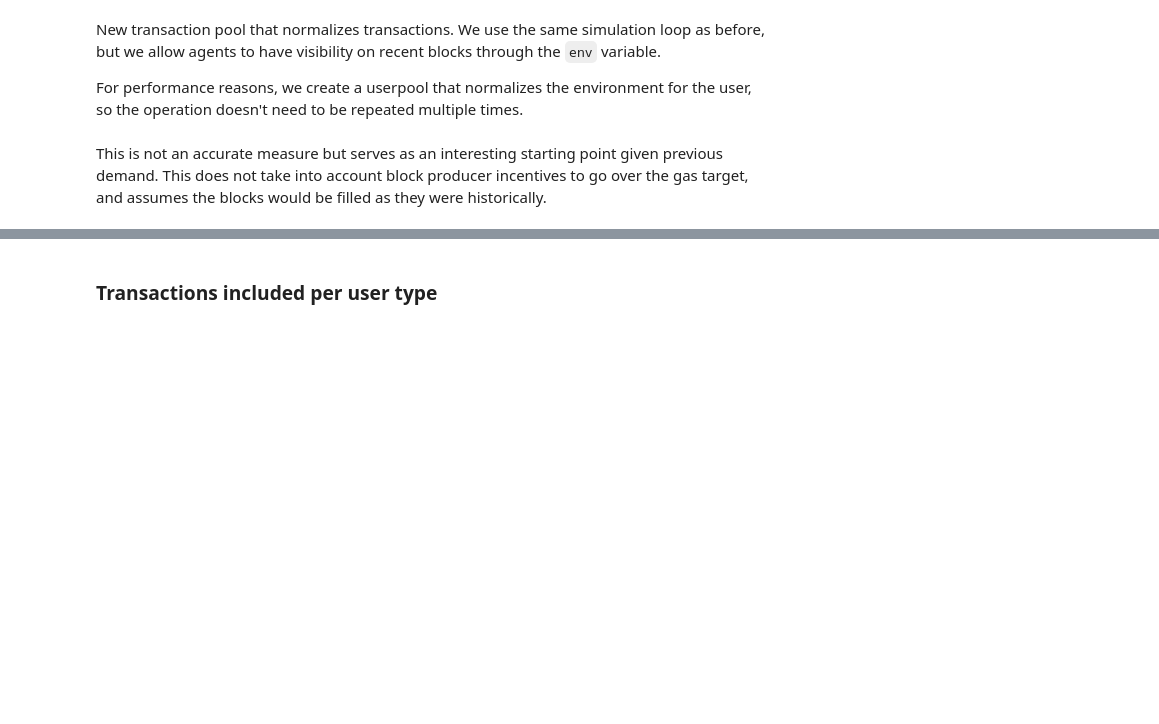
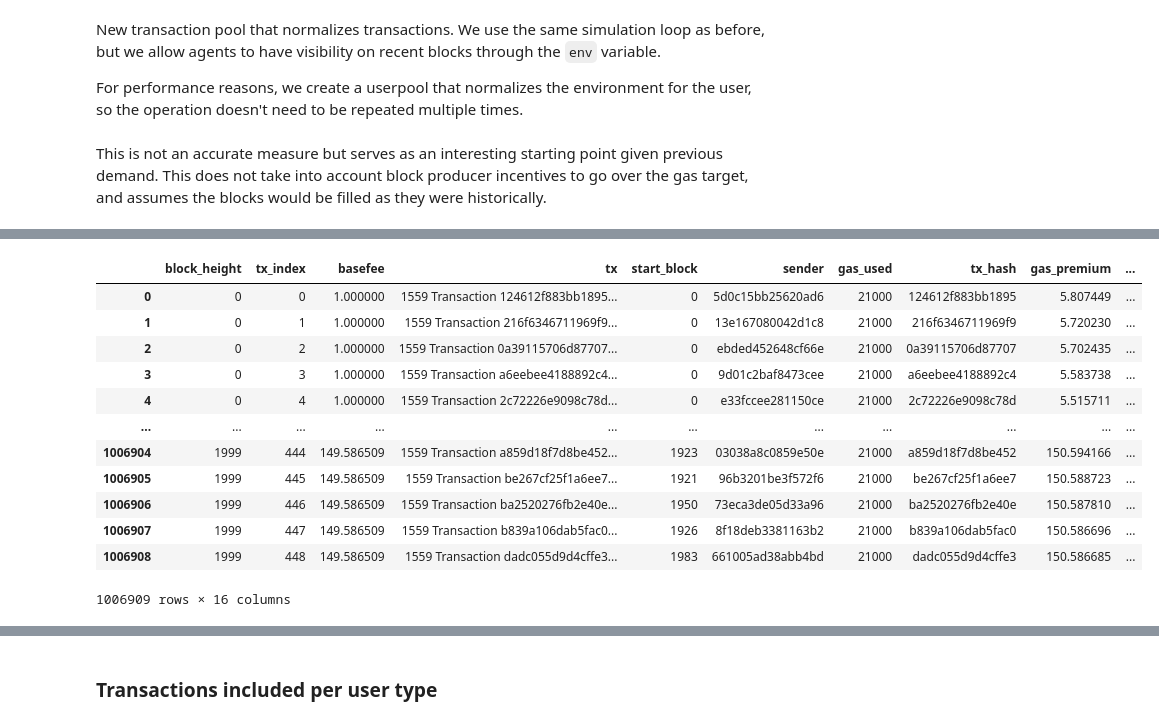
Before and after one commit to ethereum/abm1559, a Jupyter notebook: notebooks/Transition.ipynb, the cells around one changed output, grey strips where cells are left out. Cells and saved outputs as stored; diff of their text form; code cells hidden in the pictures; blank space fills up the shorter version.

```diff
--- a/notebooks/Transition.ipynb
+++ b/notebooks/Transition.ipynb
@@ -507,3 +543,19 @@ chain_df = chain.export()
 
 # Join the two to associate transactions with their senders
 user_txs_df = chain_df.join(user_pool_df.set_index("sender"), on="sender")
+# %%
+user_txs_df
+# %% [output]
+|  | block_height | tx_index | basefee | tx | start_block | sender | gas_used | tx_hash | gas_premium | ... |
+| 0 | 0 | 0 | 1.000000 | 1559 Transaction 124612f883bb1895... | 0 | 5d0c15bb25620ad6 | 21000 | 124612f883bb1895 | 5.807449 | ... |
+| 1 | 0 | 1 | 1.000000 | 1559 Transaction 216f6346711969f9... | 0 | 13e167080042d1c8 | 21000 | 216f6346711969f9 | 5.720230 | ... |
+| 2 | 0 | 2 | 1.000000 | 1559 Transaction 0a39115706d87707... | 0 | ebded452648cf66e | 21000 | 0a39115706d87707 | 5.702435 | ... |
+| 3 | 0 | 3 | 1.000000 | 1559 Transaction a6eebee4188892c4... | 0 | 9d01c2baf8473cee | 21000 | a6eebee4188892c4 | 5.583738 | ... |
+| 4 | 0 | 4 | 1.000000 | 1559 Transaction 2c72226e9098c78d... | 0 | e33fccee281150ce | 21000 | 2c72226e9098c78d | 5.515711 | ... |
+| ... | ... | ... | ... | ... | ... | ... | ... | ... | ... | ... |
+| 1006904 | 1999 | 444 | 149.586509 | 1559 Transaction a859d18f7d8be452... | 1923 | 03038a8c0859e50e | 21000 | a859d18f7d8be452 | 150.594166 | ... |
+| 1006905 | 1999 | 445 | 149.586509 | 1559 Transaction be267cf25f1a6ee7... | 1921 | 96b3201be3f572f6 | 21000 | be267cf25f1a6ee7 | 150.588723 | ... |
+| 1006906 | 1999 | 446 | 149.586509 | 1559 Transaction ba2520276fb2e40e... | 1950 | 73eca3de05d33a96 | 21000 | ba2520276fb2e40e | 150.587810 | ... |
+| 1006907 | 1999 | 447 | 149.586509 | 1559 Transaction b839a106dab5fac0... | 1926 | 8f18deb3381163b2 | 21000 | b839a106dab5fac0 | 150.586696 | ... |
+| 1006908 | 1999 | 448 | 149.586509 | 1559 Transaction dadc055d9d4cffe3... | 1983 | 661005ad38abb4bd | 21000 | dadc055d9d4cffe3 | 150.586685 | ... |
+1006909 rows × 16 columns
```
Also changed, not shown: parts of 24 cells of this notebook.
